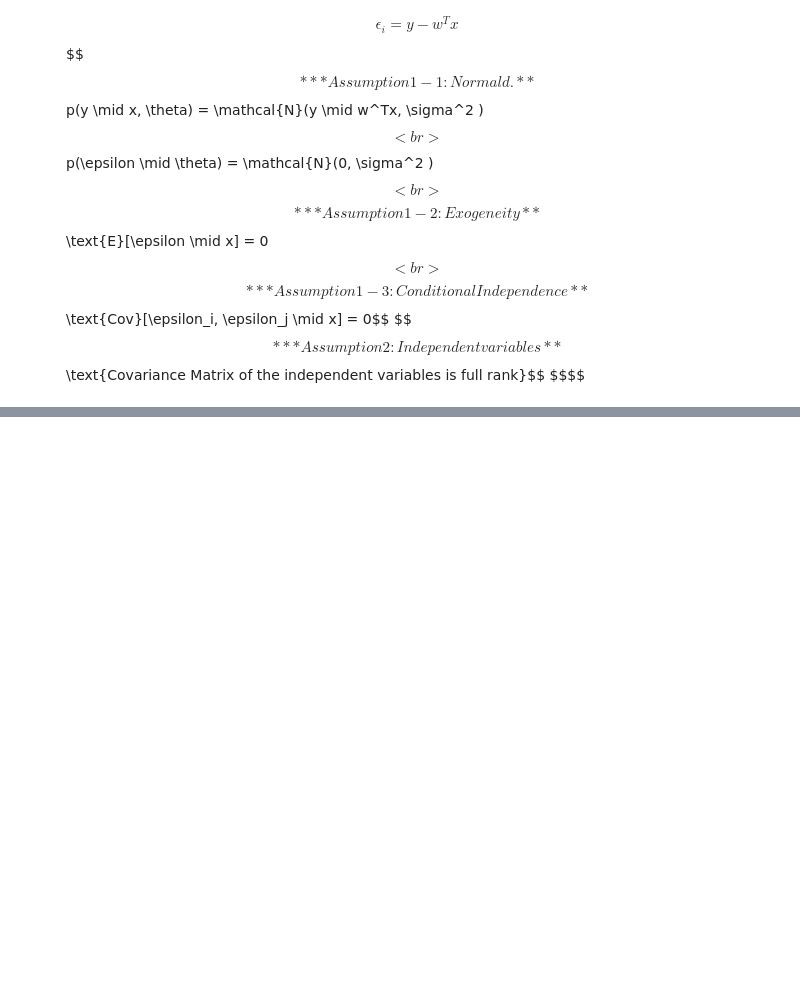
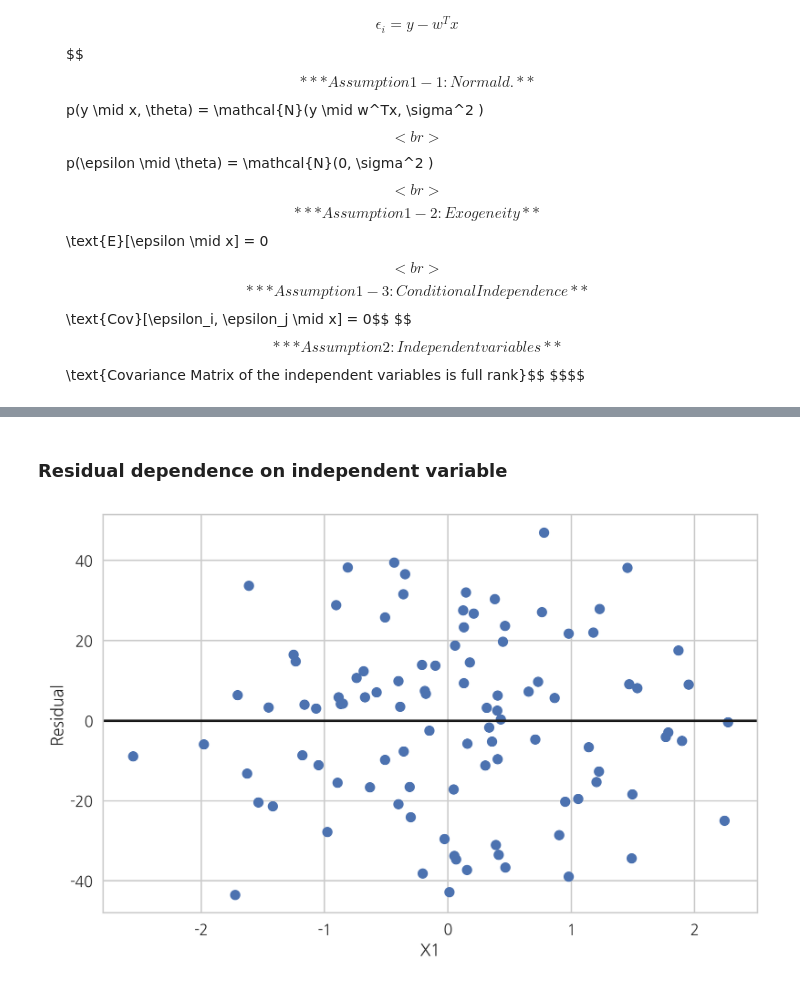
Before and after one commit to baegwangbin/TIL, a Jupyter notebook: Mathematics/Regression_Analysis.ipynb, the cells around one changed output, grey strips where cells are left out. Cells and saved outputs as stored; diff of their text form; code cells hidden in the pictures; blank space fills up the shorter version.

```diff
--- a/Mathematics/Regression_Analysis.ipynb
+++ b/Mathematics/Regression_Analysis.ipynb
@@ -328,0 +425,10 @@ $$$$
+# %% [markdown]
+### Residual dependence on independent variable
+# %%
+plt.plot(X0, result.resid, 'o')
+plt.axhline(y=0, c='k')
+plt.xlabel("X1")
+plt.ylabel("Residual")
+plt.show()
+# %% [output]
+[figure, added]
```
Also changed, not shown: parts of 12 cells of this notebook.
